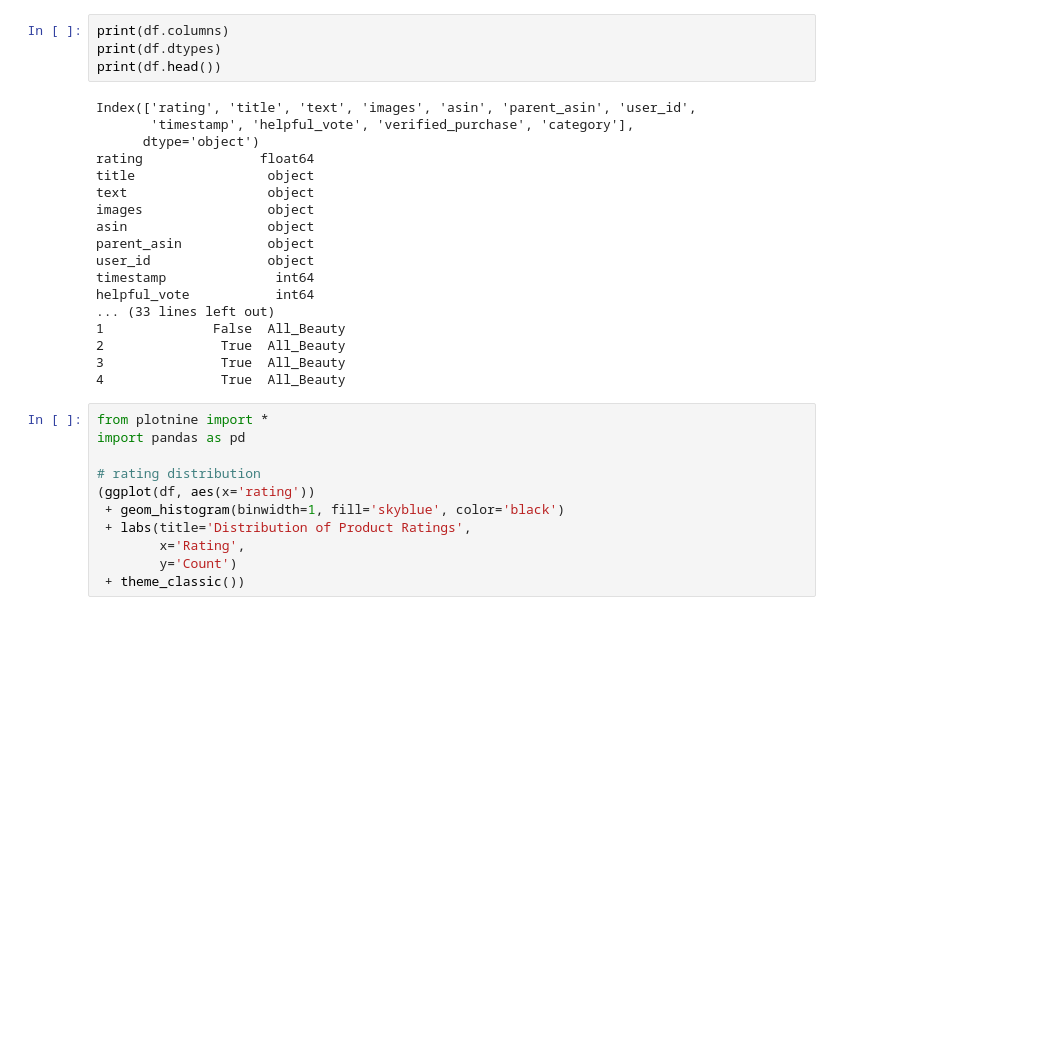
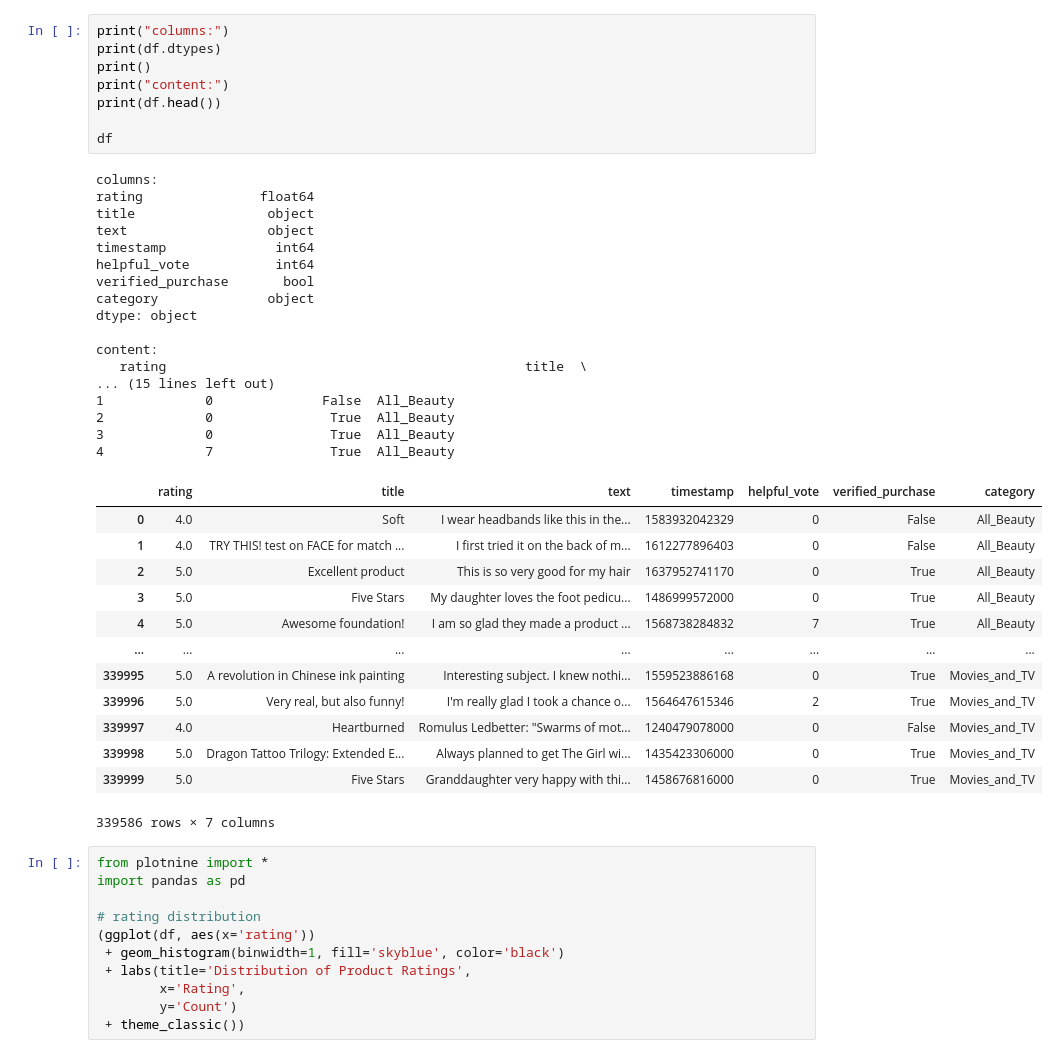
Before and after one commit to sueszli/amazeballs, a Jupyter notebook: src/analysis.ipynb, the cells around one changed output. Drawn from its saved outputs; the diff is of its cells as text; blank space fills up the shorter version.

```diff
--- a/src/analysis.ipynb
+++ b/src/analysis.ipynb
@@ -8,25 +13,42 @@ total data size: 0.33 gb
 # %%
-print(df.columns)
+print("columns:")
 print(df.dtypes)
+print()
+print("content:")
 print(df.head())
+
+df
 # %% [output]
-Index(['rating', 'title', 'text', 'images', 'asin', 'parent_asin', 'user_id',
-       'timestamp', 'helpful_vote', 'verified_purchase', 'category'],
-      dtype='object')
+columns:
 rating               float64
 title                 object
 text                  object
-images                object
-asin                  object
-parent_asin           object
-user_id               object
 timestamp              int64
 helpful_vote           int64
-... (33 lines left out)
-1              False  All_Beauty
-2               True  All_Beauty
-3               True  All_Beauty
-4               True  All_Beauty
+verified_purchase       bool
+category              object
+dtype: object
+
+content:
+   rating                                              title  \
+... (15 lines left out)
+1             0              False  All_Beauty
+2             0               True  All_Beauty
+3             0               True  All_Beauty
+4             7               True  All_Beauty
+|  | rating | title | text | timestamp | helpful_vote | verified_purchase | category |
+| 0 | 4.0 | Soft | I wear headbands like this in the... | 1583932042329 | 0 | False | All_Beauty |
+| 1 | 4.0 | TRY THIS! test on FACE for match ... | I first tried it on the back of m... | 1612277896403 | 0 | False | All_Beauty |
+| 2 | 5.0 | Excellent product | This is so very good for my hair | 1637952741170 | 0 | True | All_Beauty |
+| 3 | 5.0 | Five Stars | My daughter loves the foot pedicu... | 1486999572000 | 0 | True | All_Beauty |
+| 4 | 5.0 | Awesome foundation! | I am so glad they made a product ... | 1568738284832 | 7 | True | All_Beauty |
+| ... | ... | ... | ... | ... | ... | ... | ... |
+| 339995 | 5.0 | A revolution in Chinese ink painting | Interesting subject. I knew nothi... | 1559523886168 | 0 | True | Movies_and_TV |
+| 339996 | 5.0 | Very real, but also funny! | I'm really glad I took a chance o... | 1564647615346 | 2 | True | Movies_and_TV |
+| 339997 | 4.0 | Heartburned | Romulus Ledbetter: "Swarms of mot... | 1240479078000 | 0 | False | Movies_and_TV |
+| 339998 | 5.0 | Dragon Tattoo Trilogy: Extended E... | Always planned to get The Girl wi... | 1435423306000 | 0 | True | Movies_and_TV |
+| 339999 | 5.0 | Five Stars | Granddaughter very happy with thi... | 1458676816000 | 0 | True | Movies_and_TV |
+339586 rows × 7 columns
 # %%
 from plotnine import *
 import pandas as pd
```
Also changed, not shown: parts of 3 cells of this notebook, 1 other file.
